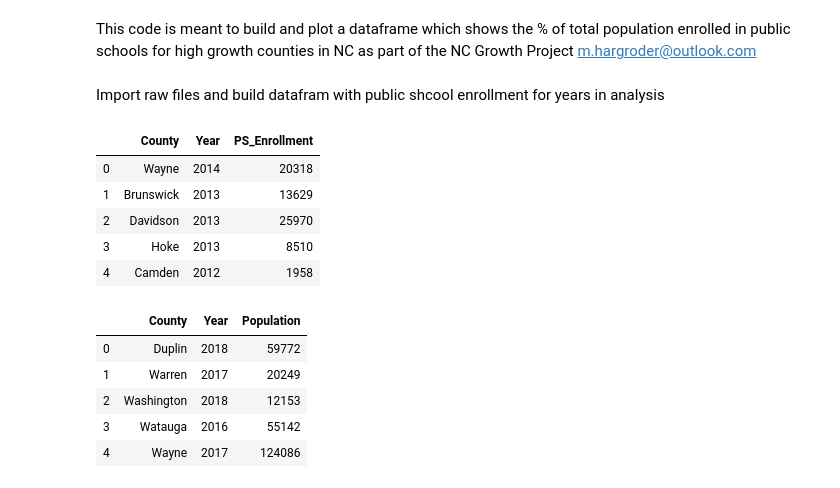
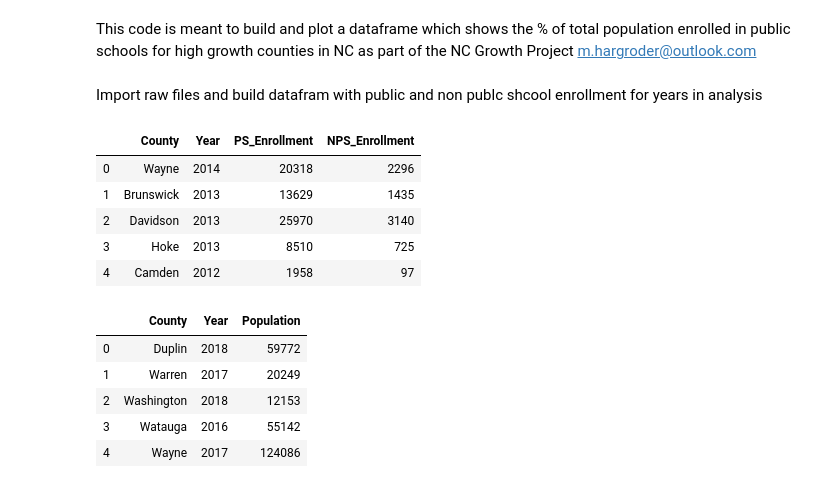
Before and after one commit to jasgarcia/NCGrowth, a Jupyter notebook: NC_County_PubSchEnroll.ipynb, the cells around one changed output. Saved outputs shown, nothing was run; the diff lists cells and outputs as text; code cells hidden in the pictures.

```diff
--- a/NC_County_PubSchEnroll.ipynb
+++ b/NC_County_PubSchEnroll.ipynb
@@ -14,20 +11,24 @@ import time
 # %% [markdown]
-Import raw files and build datafram with public shcool enrollment for years in analysis
+Import raw files and build datafram with public and non publc shcool enrollment for years in analysis
 # %%
-enrol = pd.read_csv('data_import/cnty_PubSchoolEnroll12-18.csv')
-#enrol.head()
+enrol_P = pd.read_csv('data_import/cnty_PubSchoolEnroll12-18.csv')
+
  #drop AreaType, Var Name, and rename Value colum to PS_Enrollment
-enrol.drop(columns=['Area Type','Variable'], inplace = True)
-enrol.rename(columns ={'Value':'PS_Enrollment', 'Area Name':'County'}, inplace = True)
+enrol_P.drop(columns=['Area Type','Variable'], inplace = True)
+enrol_P.rename(columns ={'Value':'PS_Enrollment', 'Area Name':'County'}, inplace = True)
+
+enrol_NP = pd.read_csv('data_import/cnty_NonPubSchoolEnroll12-18.csv')
+
+enrol = pd.merge(enrol_P, enrol_NP , on = ['County','Year'], how = 'inner')
 
 enrol.head()
 # %% [output]
-|  | County | Year | PS_Enrollment |
-| 0 | Wayne | 2014 | 20318 |
-| 1 | Brunswick | 2013 | 13629 |
-| 2 | Davidson | 2013 | 25970 |
-| 3 | Hoke | 2013 | 8510 |
-| 4 | Camden | 2012 | 1958 |
+|  | County | Year | PS_Enrollment | NPS_Enrollment |
+| 0 | Wayne | 2014 | 20318 | 2296 |
+| 1 | Brunswick | 2013 | 13629 | 1435 |
+| 2 | Davidson | 2013 | 25970 | 3140 |
+| 3 | Hoke | 2013 | 8510 | 725 |
+| 4 | Camden | 2012 | 1958 | 97 |
 # %%
 pop = pd.read_csv('data_import/cnty_Pop12-18.csv')
 pop.rename(columns ={'Area Name':'County'}, inplace = True)
```
Also changed, not shown: parts of 12 cells of this notebook, 7 other files.
